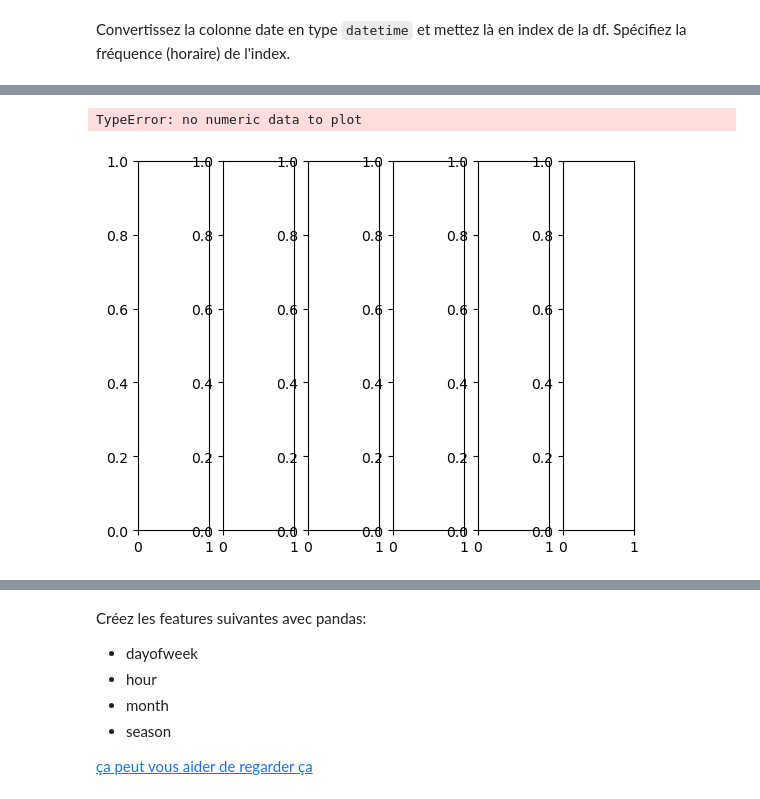
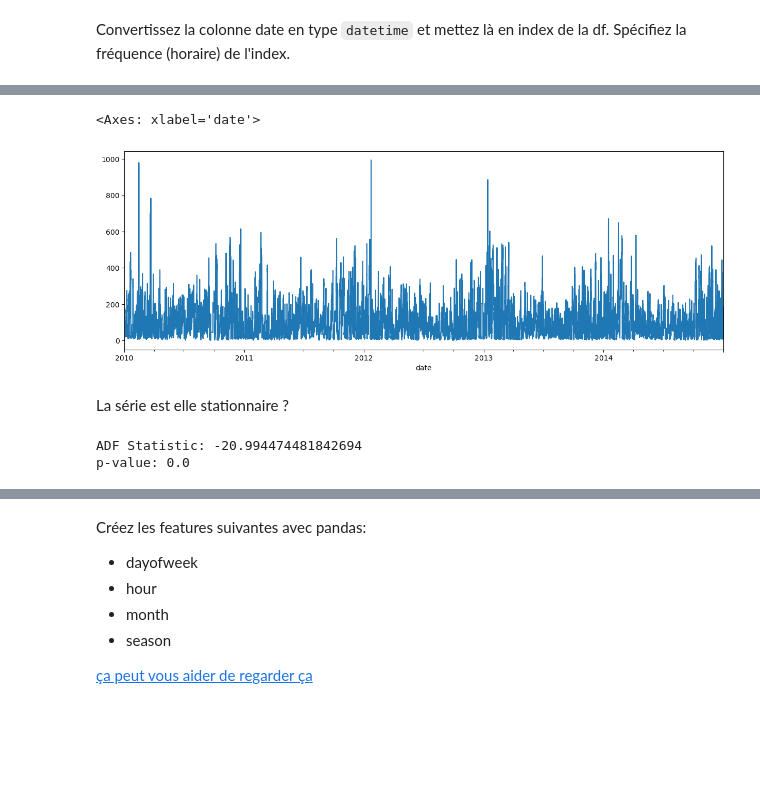
Before and after one commit to basile-desjuzeur/albert_school_ml2, a Jupyter notebook: 3.ts/5.modèles_statistiques_multivariés.ipynb, the cells around one changed output, grey strips where cells are left out. Saved outputs shown, nothing was run; the diff lists cells and outputs as text; code cells hidden in the pictures; blank space fills up the shorter version.

```diff
--- a/3.ts/5.modèles_statistiques_multivariés.ipynb
+++ b/3.ts/5.modèles_statistiques_multivariés.ipynb
@@ -214,9 +95,18 @@ Représentez graphiquement les différentes time series
 # %%
-cols_to_plot =
-fig, axs = plt.subplots(1, 6)
-
-
-for i, col in enumerate(df.columns);
+df.bfill(inplace=True)
-# %% [output]
-TypeError: no numeric data to plot
-[figure, removed]
+# %%
+df["pm2.5"].plot(figsize=(15, 5))
+# %% [output]
+<Axes: xlabel='date'>
+[figure, added]
+# %% [markdown]
+La série est elle stationnaire ?
+# %%
+from statsmodels.tsa.stattools import adfuller
+
+result = adfuller(df["pm2.5"])
+print('ADF Statistic:', result[0])
+print('p-value:', result[1])
+# %% [output]
+ADF Statistic: -20.994474481842694
+p-value: 0.0
```
Also changed, not shown: parts of 39 cells of this notebook, 3 other files.
